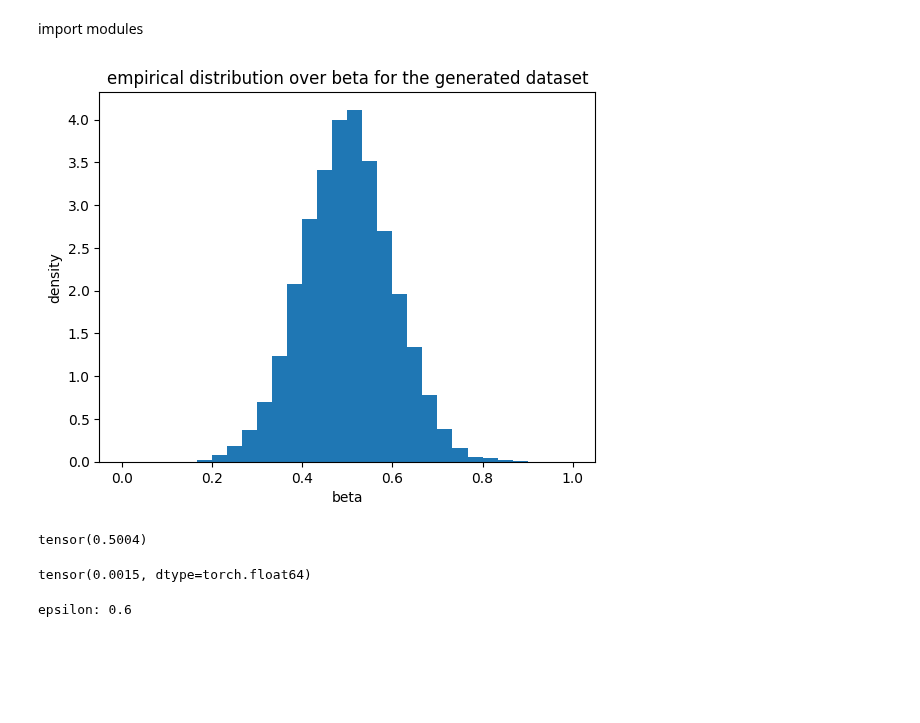
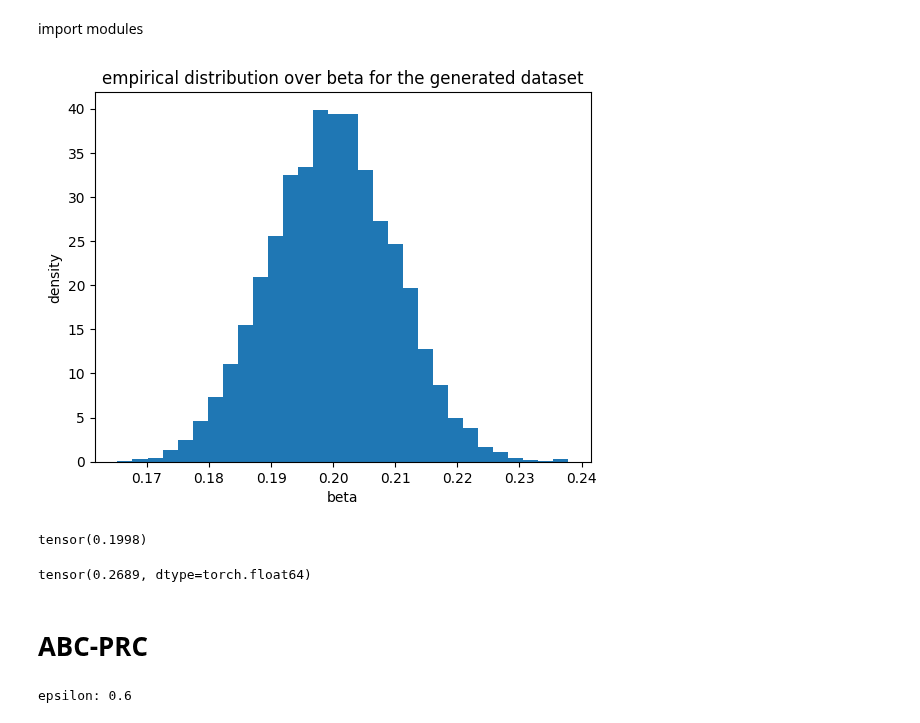
Before and after one commit to JanSchering/Thesis, a Jupyter notebook: si_model/SI_Experiment5.ipynb, the cells around one changed output. Drawn from its saved outputs; the diff is of its cells as text; code cells hidden in the pictures; blank space fills up the shorter version.

```diff
--- a/si_model/SI_Experiment5.ipynb
+++ b/si_model/SI_Experiment5.ipynb
@@ -69,8 +69,8 @@ def abc_prc(
 grid_size = 30
 num_sequences = 500
 steps_per_sequence = 15
-mu = t.tensor(0.5)
-sigma = t.tensor(0.1)
+mu = t.tensor(0.2)
+sigma = t.tensor(0.01)
 
 frame_speed = 0.1
 # %%
@@ -88,15 +88,15 @@ for seq_idx in tqdm(range(num_sequences)):
 
 dataset = chop_and_shuffle_data(sequences)
 # %%
-plt.hist(betas, density=True, range=(0,1), bins=30)
+plt.hist(betas, density=True, bins=30)
 plt.title("empirical distribution over beta for the generated dataset")
 plt.xlabel("beta")
 plt.ylabel("density")
 plt.show()
 print(t.mean(t.tensor(betas)))
 # %% [output]
-[figure, old version]
+[figure, new version]
-tensor(0.5004)
+tensor(0.1998)
 # %%
 def calc_distance(X, Y_sim:t.Tensor, Y_obs:t.Tensor) -> t.Tensor:
   # get statistics of the simulated set
@@ -110,7 +110,9 @@ X = dataset[:,0]
 Y_obs = dataset[:,1]
 calc_distance(X, Y_obs, model(X,0.5))
 # %% [output]
-tensor(0.0015, dtype=torch.float64)
+tensor(0.2689, dtype=torch.float64)
+# %% [markdown]
+# ABC-PRC
 # %%
 # @title Run ABC-PRC for the example { vertical-output: true}
 N = 2_000
```
Also changed, not shown: parts of 60 cells of this notebook, 3 other files.
